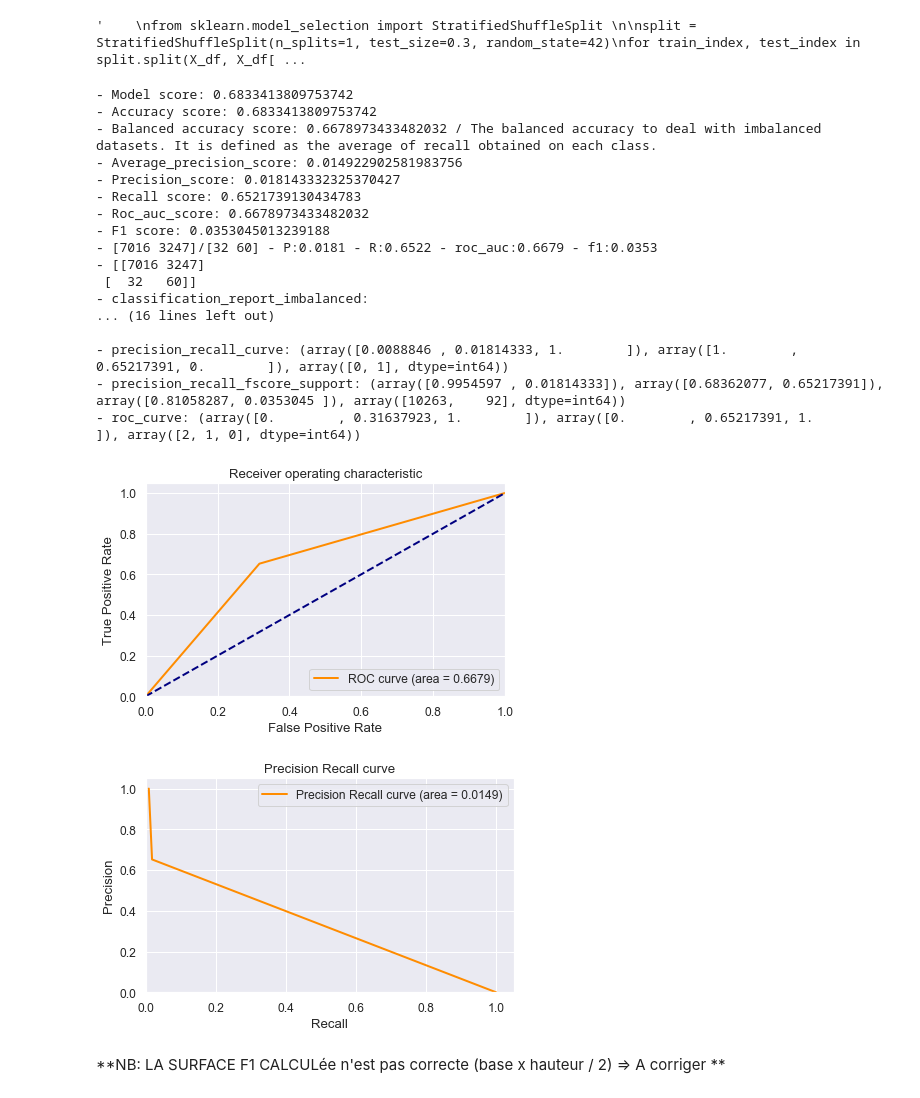
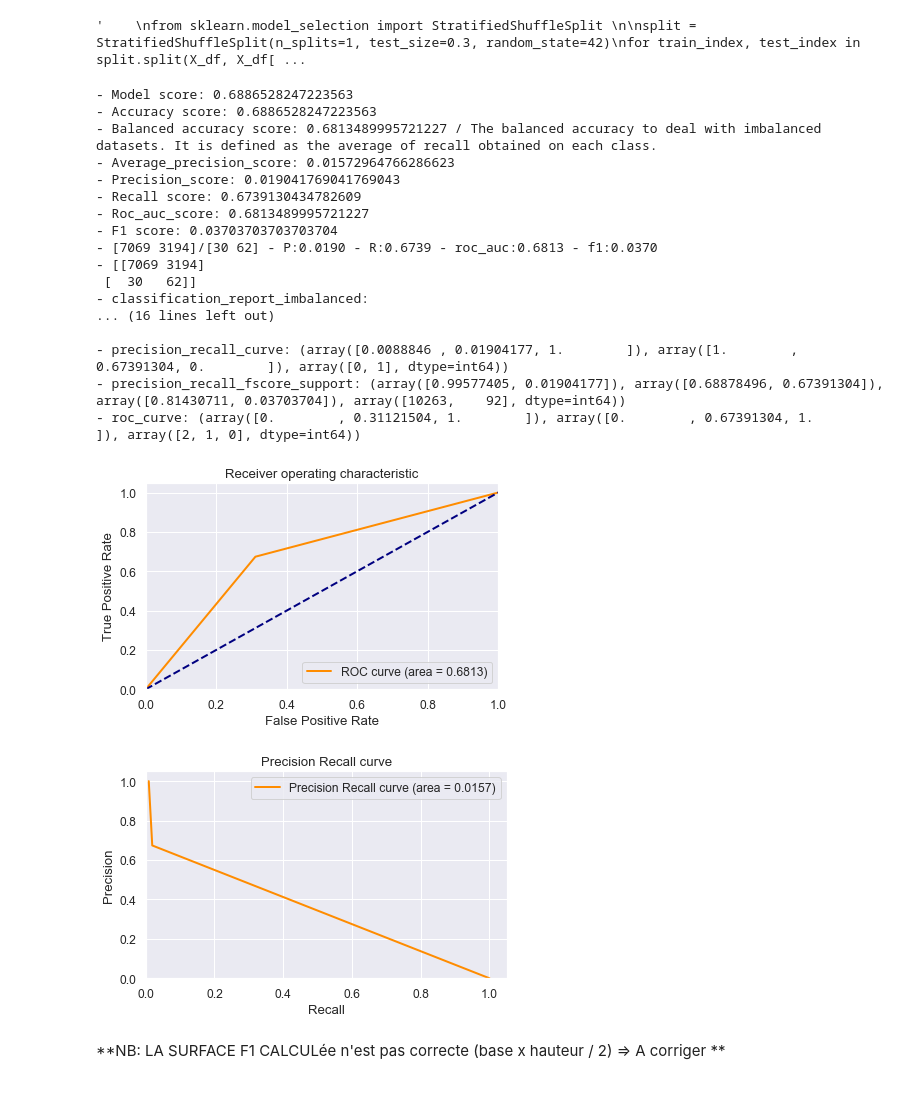
Before and after one commit to W-Alphonse/EXED-Training, a Jupyter notebook: ___VALEO/src/notebooks/valeo.ipynb, the cells around one changed output. Drawn from its saved outputs; the diff is of its cells as text; code cells hidden in the pictures.

```diff
--- a/___VALEO/src/notebooks/valeo.ipynb
+++ b/___VALEO/src/notebooks/valeo.ipynb
@@ -1078,10 +1160,12 @@ proc_splitted = X_df[Const.PROC_TRACEINFO].str.rsplit(pat='-', n=2, expand=True)
 s_proc_num  = proc_splitted[2]
 s_proc_date = proc_splitted[1]
 # X_df['proc_num'] = pd.to_numeric(s_proc_num)
-X_df['proc_date'] = (pd.to_datetime(s_proc_date, format="%y%m%d") - datetime.datetime(1900, 1, 1)).dt.days
-# X_df['proc_date'] = (pd.to_datetime(s_proc_date, format="%y%m%d") - datetime.datetime(2019, 4, 20)).dt.days
+# A REMETTRE --
+X_df['proc_date'] = (pd.to_datetime(s_proc_date, format="%y%m%d") - datetime.datetime(2019, 1, 1)).dt.days
+# X_df = add_proc_index(X_df)
 #
 X_df.drop(columns=Const.PROC_TRACEINFO, axis = 1, inplace=True)
+# print(X_df.info())
 #
 # c - Tentative de categoriser OP070_V_1|2_torque_cat
     # X_df.drop(columns=Const.OP100_Capuchon_insertion_mesure, axis = 1, inplace=True)
@@ -1116,7 +1200,8 @@ X_df.drop(columns=Const.PROC_TRACEINFO, axis = 1, inplace=True)
 #                                             bins=[-np.inf, 0.2792, 0.3027, 0.3343, 0.3607, 0.39,  np.inf  ], labels=[1, 2, 3, 4, 5, 6])
 # #                                            bins=[-np.inf, 0.284, 0.318, 0.352, 0.386, np.inf], labels=[1, 2, 3, 4, 5])  #  Roc_auc_score: 0.6633882160059987
 # #                                            bins=[-np.inf, 0.2925, 0.335, 0.3775, np.inf], labels=[1, 2, 3, 4])
-X_df.drop(columns=Const.OP100_Capuchon_insertion_mesure, axis = 1, inplace=True)
+
+# X_df = X_df.drop(columns=Const.OP100_Capuchon_insertion_mesure, axis = 1)
 
 #
 
@@ -1193,54 +1278,62 @@ def build_transformers_pipeline(features_dtypes:pd.Series) -> ColumnTransformer:
 from sklearn.impute import IterativeImputer
 from sklearn.linear_model import LogisticRegression, BayesianRidge
 from sklearn.preprocessing import OrdinalEncoder
 from sklearn.preprocessing import RobustScaler
+import joblib
 
 # 2 - Split Training et Validation
 X_train, X_test, y_train, y_test = train_test_split(X_df, y_df, test_size=0.3, random_state=48, stratify=y_df)
 # X_train, X_test, y_train, y_test = train_test_split(X_df, y_df, test_size=0.3, random_state=48, stratify=X_df['proc_date'])
 #
 # X_train = X_df.loc[start_train_index]
 # X_test  = X_df.loc[start_test_index]
 # #
 # y_train = y_df[start_train_index]
 # y_test  = y_df[start_test_index]
 
 # 3 - Imputer et Scaler + classifier
 modeler = ValeoModeler()
 pred = ValeoPredictor()
-pl = Pipeline([# ('preprocessor', modeler.build_transformers_pipeline(X_train.dtypes)), # --> Imputer + Scaler
-               ('preprocessor', build_transformers_pipeline(X_train.dtypes)), # --> Imputer + Scaler
+pl = Pipeline([('preprocessor', modeler.build_transformers_pipeline(X_train.dtypes)), # --> Imputer + Scaler
+               # ('preprocessor', build_transformers_pipeline(X_train.dtypes)), # --> Imputer + Scaler
                 ('classifier', BRFC)  # --> Balanced Random Forest Classifier
               ])
 
 # 4 - Fit, train, predict and plot ROC and F1
 pl.fit(X_train, y_train)
 pred.predict_and_plot(pl,X_test, y_test)
 
+joblib.dump(pl, Const.rootDataTest()  + "\\pl.pkl")
+
 # 5 - Test using ENS data
-# X_ens = DfUtil.read_csv([Const.rootDataTest() , "testinputs.csv"])
-# y_ens = pl.predict(X_ens.drop(columns=[Const.PROC_TRACEINFO]))
-# DfUtil.write_y_csv(X_ens[Const.PROC_TRACEINFO], y_ens, Const.Binar_OP130_Resultat_Global_v, [Const.rootDataTest() , "testoutput.csv"])
+X_ens = DfUtil.read_csv([Const.rootDataTest() , "testinputs.csv"])
+proc_splitted = X_ens[Const.PROC_TRACEINFO].str.rsplit(pat='-', n=2, expand=True)
+s_proc_num  = proc_splitted[2]
+s_proc_date = proc_splitted[1]
+X_ens['proc_date'] = (pd.to_datetime(s_proc_date, format="%y%m%d") - datetime.datetime(1970, 1, 1)).dt.days
+#
+y_ens = pl.predict(X_ens.drop(columns=[Const.PROC_TRACEINFO]))
+DfUtil.write_y_csv(X_ens[Const.PROC_TRACEINFO], y_ens, Const.Binar_OP130_Resultat_Global_v, [Const.rootDataTest() , "testoutput.csv"])
 # %% [output]
-- Model score: 0.6833413809753742
-- Accuracy score: 0.6833413809753742
-- Balanced accuracy score: 0.6678973433482032 / The balanced accuracy to deal with imbalanced datasets. It is defined as the average of recall obtained on each class.
-- Average_precision_score: 0.014922902581983756
-- Precision_score: 0.018143332325370427
-- Recall score: 0.6521739130434783
-- Roc_auc_score: 0.6678973433482032
-- F1 score: 0.0353045013239188
-- [7016 3247]/[32 60] - P:0.0181 - R:0.6522 - roc_auc:0.6679 - f1:0.0353
-- [[7016 3247]
- [  32   60]]
+- Model score: 0.6886528247223563
+- Accuracy score: 0.6886528247223563
+- Balanced accuracy score: 0.6813489995721227 / The balanced accuracy to deal with imbalanced datasets. It is defined as the average of recall obtained on each class.
+- Average_precision_score: 0.01572964766286623
+- Precision_score: 0.019041769041769043
+- Recall score: 0.6739130434782609
+- Roc_auc_score: 0.6813489995721227
+- F1 score: 0.03703703703703704
+- [7069 3194]/[30 62] - P:0.0190 - R:0.6739 - roc_auc:0.6813 - f1:0.0370
+- [[7069 3194]
+ [  30   62]]
 - classification_report_imbalanced:
 ... (16 lines left out)
 
-- precision_recall_curve: (array([0.0088846 , 0.01814333, 1.        ]), array([1.        , 0.65217391, 0.        ]), array([0, 1], dtype=int64))
-- precision_recall_fscore_support: (array([0.9954597 , 0.01814333]), array([0.68362077, 0.65217391]), array([0.81058287, 0.0353045 ]), array([10263,    92], dtype=int64))
-- roc_curve: (array([0.        , 0.31637923, 1.        ]), array([0.        , 0.65217391, 1.        ]), array([2, 1, 0], dtype=int64))
+- precision_recall_curve: (array([0.0088846 , 0.01904177, 1.        ]), array([1.        , 0.67391304, 0.        ]), array([0, 1], dtype=int64))
+- precision_recall_fscore_support: (array([0.99577405, 0.01904177]), array([0.68878496, 0.67391304]), array([0.81430711, 0.03703704]), array([10263,    92], dtype=int64))
+- roc_curve: (array([0.        , 0.31121504, 1.        ]), array([0.        , 0.67391304, 1.        ]), array([2, 1, 0], dtype=int64))
-[figure, old version]
+[figure, new version]
-[figure, old version]
+[figure, new version]
 # %% [markdown]
 **NB: LA SURFACE F1 CALCULée n'est pas correcte (base x hauteur / 2) => A corriger **
 # %% [markdown]
```
Also changed, not shown: parts of 16 cells of this notebook, 1 other file.
